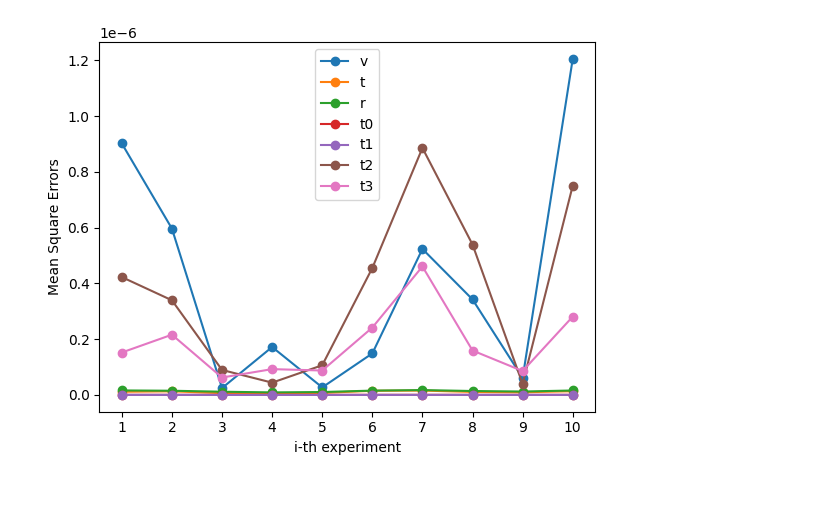
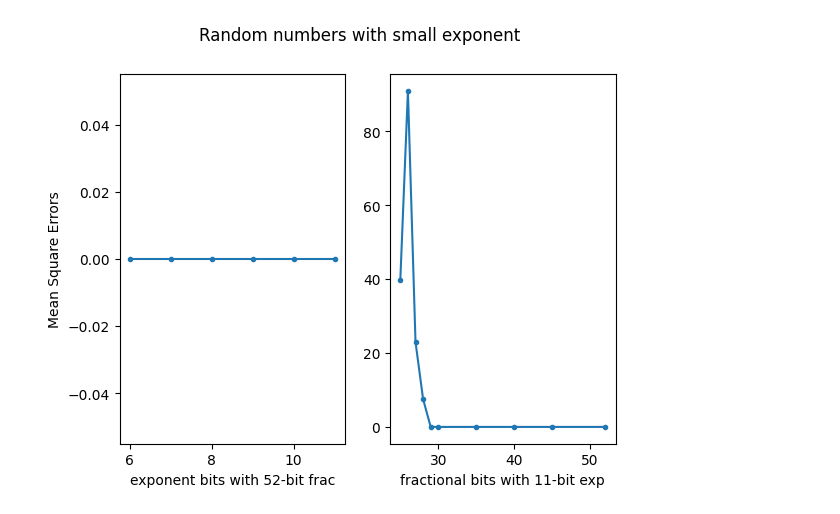
Before and after one commit to KFAFSP/base2-mlir, a Jupyter notebook: c-test/rescheduled/MSE.ipynb, the cells around one changed output. Saved outputs shown, nothing was run; the diff lists cells and outputs as text; code cells hidden in the pictures.

Commit message:
Update rescheduled kernel test.

```diff
--- a/c-test/rescheduled/MSE.ipynb
+++ b/c-test/rescheduled/MSE.ipynb
@@ -72,9 +6,0 @@ def mse(file_std, file_sf):
-# %%
-# initialize arrays to store MSEs
-v_mse = np.zeros(10)
-t_mse = np.zeros(10)
-r_mse = np.zeros(10)
-t0_mse = np.zeros(10)
-t1_mse = np.zeros(10)
-t2_mse = np.zeros(10)
-t3_mse = np.zeros(10) ## TODO: ten different test with different parameters
@@ -123,19 +7,16 @@ v_mse[9], t_mse[9], r_mse[9], t0_mse[9], t1_mse[9], t2_mse[9], t3_mse[9] = mse(f
-# %%
-# plot the MSEs
-x = [1, 2, 3, 4, 5, 6, 7, 8, 9, 10]
-fig, ax = plt.subplots()
-ax.plot(x, v_mse, marker='o', label='v') ## v is the output
-# ax.plot(x, t_mse, marker='o', label='t')
-# ax.plot(x, r_mse, marker='o', label='r')
-# ax.plot(x, t0_mse, marker='o', label='t0')
-# ax.plot(x, t1_mse, marker='o', label='t1')
-# ax.plot(x, t2_mse, marker='o', label='t2')
-# ax.plot(x, t3_mse, marker='o', label='t3')
-# two lines: mantissa and exponent
-plt.xlabel("i-th experiment")
-plt.ylabel("Mean Square Errors")
-plt.xticks(x)
-plt.legend()
-plt.show()
-# %% [output]
-[figure, removed]
+# %%
+# function to read data from std kernel result
+def read_result(file):
+    df = pd.read_csv(file)
+    data_std = df.loc[:, "v_std"]
+    array_std = data_std.to_numpy(dtype=float)
+    data_sf = df.loc[:, "v_sf"]
+    array_sf = data_sf.to_numpy(dtype=float)
+    return array_std, array_sf
+# %%
+# function to calculate MSEs of given filenames
+def mse(file_str):
+    v_std, v_sf = read_result(file_str)
+    v_mse = mean_squared_error(v_std, v_sf)
+    # TODO: use numpy maybe
+    return v_mse
@@ -141,0 +75,14 @@ plt.show()
+# %%
+# plot the MSEs
+exp_bits = [6, 7, 8, 9, 10, 11]
+frac_bits= [52, 45, 40, 35, 30, 29, 28, 27, 26, 25]
+fig, (ax1, ax2) = plt.subplots(1, 2)
+fig.suptitle("Random numbers with small exponent")
+ax1.plot(exp_bits, v_mse_exp, marker='.') ## v is the output
+ax1.set_xlabel("exponent bits with 52-bit frac")
+ax1.set_ylabel("Mean Square Errors")
+ax2.plot(frac_bits, v_mse_frac, marker='.')
+ax2.set_xlabel("fractional bits with 11-bit exp")
+plt.show()
+# %% [output]
+[figure, added]
```
Also changed, not shown: parts of 8 cells of this notebook, 5 other files.
